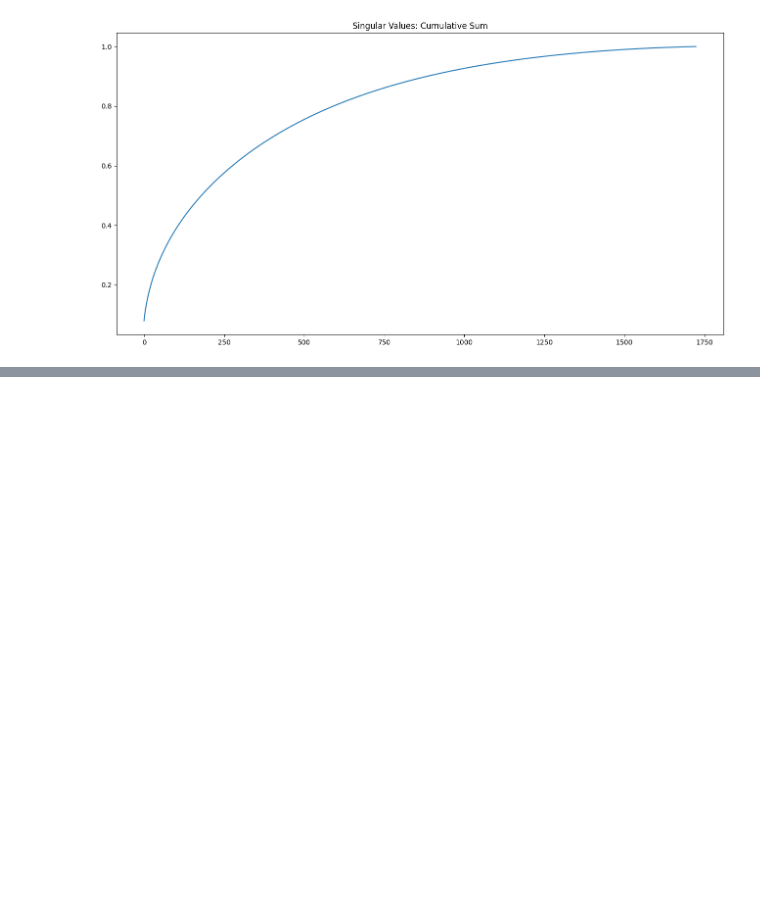
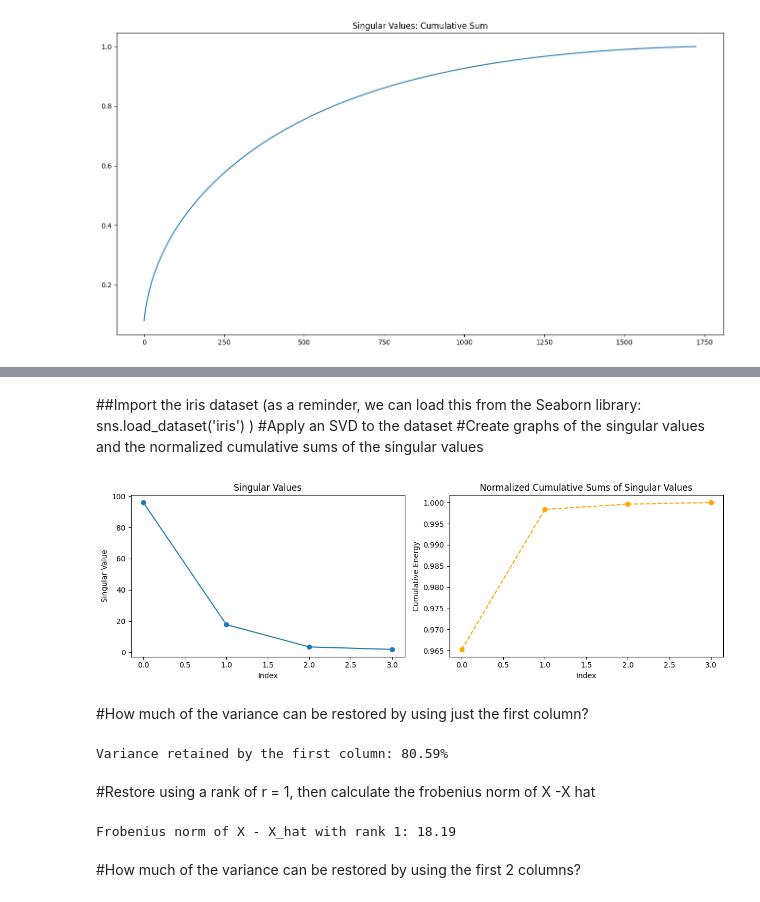
Before and after one commit to MJebran/DataMining3280, a Jupyter notebook: Homework/3280_HW_08.ipynb, the cells around one changed output, grey strips where cells are left out. Cells and saved outputs as stored; diff of their text form; code cells hidden in the pictures; blank space fills up the shorter version.

```diff
--- a/Homework/3280_HW_08.ipynb
+++ b/Homework/3280_HW_08.ipynb
@@ -195,0 +148,63 @@ plt.show()
+# %% [markdown]
+##Import the iris dataset (as a reminder, we can load this from the Seaborn library: sns.load_dataset('iris') )
+        #Apply an SVD to the dataset
+        #Create graphs of the singular values and the normalized cumulative sums of the singular values
+# %%
+# Load the iris dataset
+iris = sns.load_dataset("iris")
+X = iris.drop("species", axis=1)  # Exclude the 'species' column for SVD
+
+# Apply SVD
+U, S, VT = np.linalg.svd(X, full_matrices=False)
+
+# Calculate the squared singular values
+singular_values_squared = np.square(S)
+
+# Plot the singular values
+plt.figure(figsize=(12, 4))
+plt.subplot(1, 2, 1)
+plt.plot(S, marker="o")
+plt.title("Singular Values")
+plt.xlabel("Index")
+plt.ylabel("Singular Value")
+
+# Calculate the cumulative energy
+cumulative_energy = np.cumsum(singular_values_squared) / np.sum(singular_values_squared)
+
+# Plot the normalized cumulative sums of the singular values
+plt.subplot(1, 2, 2)
+plt.plot(cumulative_energy, marker="o", linestyle="--", color="orange")
+plt.title("Normalized Cumulative Sums of Singular Values")
+plt.xlabel("Index")
+plt.ylabel("Cumulative Energy")
+
+plt.tight_layout()
+plt.show()
+# %% [output]
+[figure, added]
+# %% [markdown]
+#How much of the variance can be restored by using just the first column?
+# %%
+# Calculate the total sum of squared singular values
+total_variance = np.sum(S)
+
+# Calculate the variance retained by the first singular value
+variance_retained = (S[0]) / total_variance
+
+print(f"Variance retained by the first column: {variance_retained * 100:.2f}%")
+# %% [output]
+Variance retained by the first column: 80.59%
+# %% [markdown]
+#Restore using a rank of r = 1, then calculate the frobenius norm of X -X hat
+# %%
+rank_r = 1
+U_truncated = U[:, :rank_r]
+S_truncated = np.diag(S[:rank_r])
+VT_truncated = VT[:rank_r, :]
+X_hat = np.dot(U_truncated, np.dot(S_truncated, VT_truncated))
+frobenius_norm = np.linalg.norm(X - X_hat, "fro")
+print(f"Frobenius norm of X - X_hat with rank {rank_r}: {frobenius_norm:.2f}")
+# %% [output]
+Frobenius norm of X - X_hat with rank 1: 18.19
+# %% [markdown]
+#How much of the variance can be restored by using the first 2 columns?
```
Also changed, not shown: parts of 16 cells of this notebook, 1 other file.
